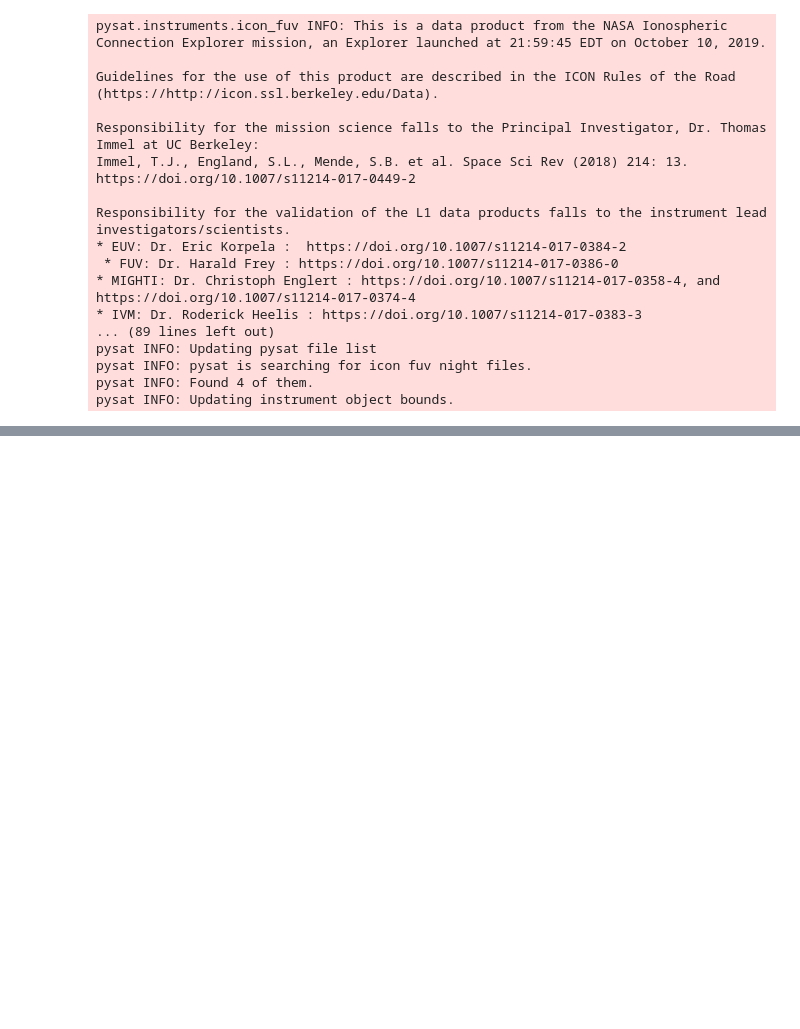
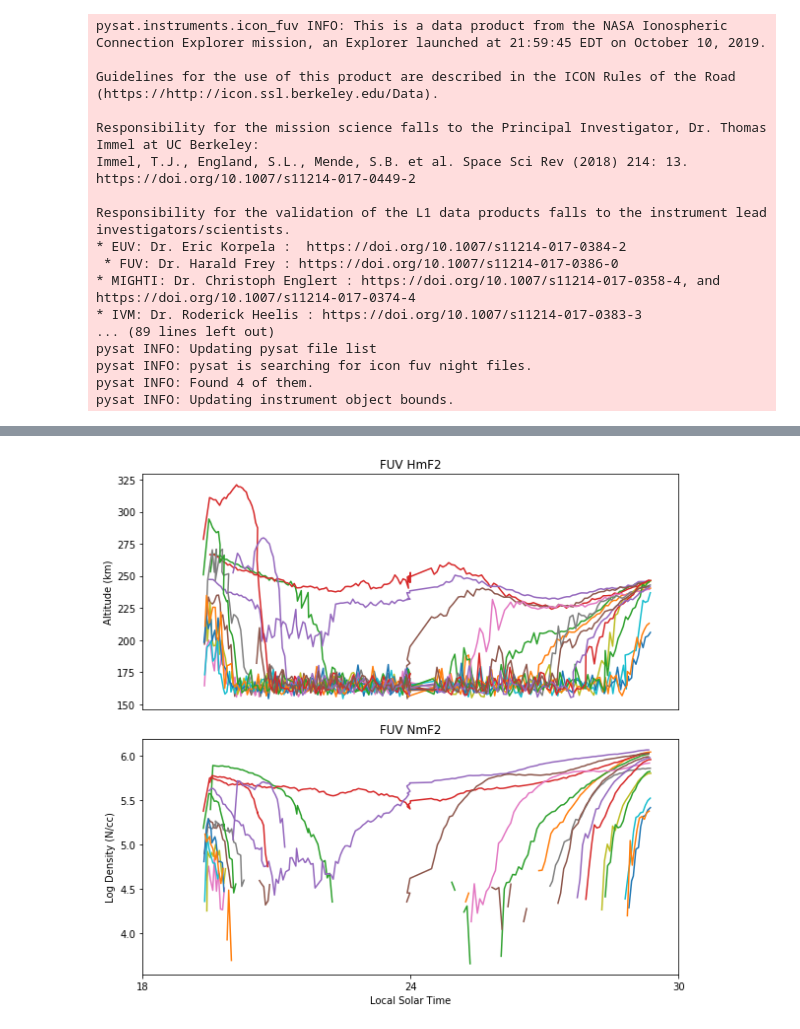
Before and after one commit to pysat/pysat, a Jupyter notebook: demo/ICON_demo.ipynb, the cells around one changed output, grey strips where cells are left out. Drawn from its saved outputs; the diff is of its cells as text; code cells hidden in the pictures; blank space fills up the shorter version.

Commit message:
ENH: Added FUV and EUV instruments

```diff
--- a/demo/ICON_demo.ipynb
+++ b/demo/ICON_demo.ipynb
@@ -533,0 +462,97 @@ Dimensions without coordinates: Altitude, Stripe
+# %%
+# complete summary plot orbit-by-orbit
+date = dt.datetime(2020, 1, 2)
+
+# pysat is able to caculate orbit breaks in real-time
+# setup parameters for pysat use
+orbit_info = {'kind': 'lt', 'index': 'maximum_local_time'}
+# kind sets the type of orbit breakdown, lt for local time
+# index sets the variable that will be used for determining orbit breaks
+
+# instantiate ICON IVM Instrument object
+fuv = pysat.Instrument('icon', 'fuv', tag='night', clean_level='clean',
+                       orbit_info=orbit_info)
+
+# get simpler local time signal
+def add_max_stripe_local_time(inst):
+    """Add maximum local time over stripes"""
+    inst['maximum_local_time'] = inst['Local_Solar_Time'].max(axis=1)
+    return
+
+# remove NmF2 values that aren't likely to be geophysical
+def filter_low_nmf2(inst, min_value=1.E2):
+    """Filter out low NmF2 values"""
+    inst['NMF2'] = inst['NMF2'].where(inst['NMF2'] > min_value)
+    return
+
+# make midnight the focus
+def shift_local_time(inst):
+    """Shifts local times from 0-24 to 12-36"""
+    idx, = np.where(inst['maximum_local_time'] < 12.)
+    inst[idx, 'maximum_local_time'] += 24.
+    return
+
+# remove O+ density values not likely to be geophysical
+def filter_o_profile(inst, min_value=1.E2):
+    """Filter out low profile values"""
+    inst['O_Plus_Density'] = inst['O_Plus_Density'].where(inst['O_Plus_Density'] > min_value)
+    return
+
+# attach custom methods to object
+fuv.custom.add(add_max_stripe_local_time, 'modify')
+fuv.custom.add(filter_low_nmf2, 'modify', min_value=1.E1)
+fuv.custom.add(shift_local_time, 'modify')
+fuv.custom.add(filter_o_profile, 'modify')
+
+# set the start and stop dates when iterating over Instrument object
+# by default, will iterate over all available data
+fuv.bounds = (date, date)
+
+# create a figure for each product
+fig, axs = plt.subplots(2, 1, figsize=(8.5,8))
+# create a larger plot for O+ density profiles
+fig_o, axs_o = plt.subplots(16, 1, figsize=(8.5,18))
+
+# set some basic plot properties here
+for ax in axs:
+    ax.set_xlim((18, 30))
+    ax.set_xlabel('')
+    ax.set_xticks([])
+
+# use pysat functionality to iterate over the data, orbit by orbit
+# each loop, a single orbit of data found in ivm.data
+for i, fuv in enumerate(fuv.orbits):
+
+    # average of HmF2 over FUV stripes
+    axs[0].plot(fuv['maximum_local_time'], fuv['HMF2'].mean(axis=1))
+    axs[0].set_title('FUV HmF2')
+    axs[0].set_ylabel('Altitude (km)')
+
+    # average of NmF2 over FUV stripes
+    axs[1].plot(fuv['maximum_local_time'], np.log10(fuv['NMF2'].mean(axis=1)))
+    axs[1].set_title('FUV NmF2')
+    axs[1].set_ylabel('Log Density (N/cc)')
+
+    # make nice plot of O+ profiles over altitude
+    a = fuv['O_Plus_Density'].mean(axis=2).transpose()
+    # enable support for plotting local time on x axis
+    slt = ("Epoch", fuv['maximum_local_time'])
+    # apply coordinates
+    a = a.assign_coords(maximum_local_time=slt)
+    # sort things out
+    a = a.sortby('maximum_local_time')
+    # make plot
+    np.log10(a).plot(x='maximum_local_time', y='Altitude', vmin=2., vmax=6.5,
+                    ax=axs_o[i], xlim=(18, 30), xticks=[])
+    axs_o[i].set_xlabel('')
+
+# labels for HmF2 and NmF2 plots
+axs[-1].set_xticks((18, 24, 30))
+axs[-1].set_xlabel('Local Solar Time')
+fig.tight_layout()
+
+# labels for O+ profile plots
+axs_o[-1].set_xticks((18, 21, 24, 27, 30))
+axs_o[-1].set_xlabel('Local Solar Time')
+axs_o[0].set_title('O+ Profile Density')
+# %% [output]
@@ -533,0 +560 @@ Dimensions without coordinates: Altitude, Stripe
+[figure, added]
```
Also changed, not shown: parts of 10 cells of this notebook.
